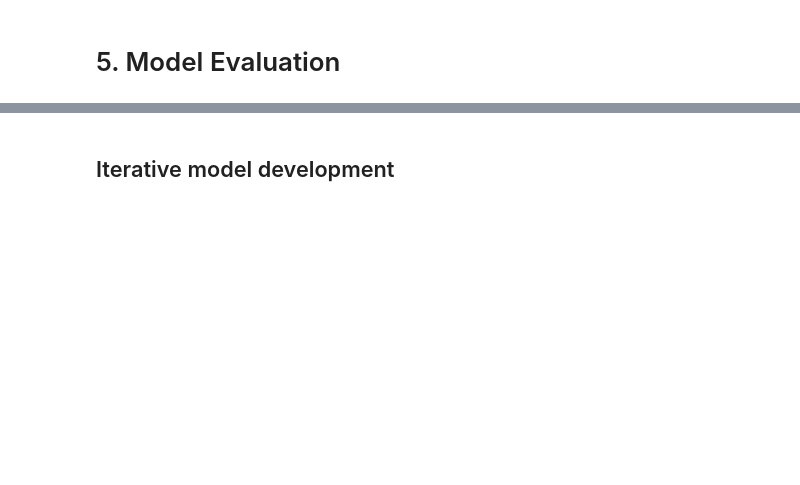
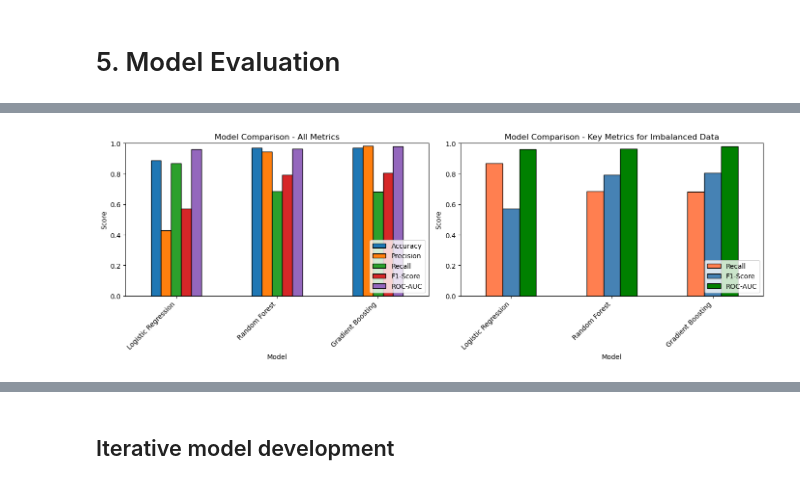
Before and after one commit to kall199/MLDP, a Jupyter notebook: MLDP Project/MLDP Program Codes Submission Template.ipynb, the cells around one changed output, grey strips where cells are left out. Drawn from its saved outputs; the diff is of its cells as text; code cells hidden in the pictures; blank space fills up the shorter version.

```diff
--- a/MLDP Project/MLDP Program Codes Submission Template.ipynb
+++ b/MLDP Project/MLDP Program Codes Submission Template.ipynb
@@ -533,2 +1378,14 @@ hypertension
 # %%
-## Evaluate model
+## Make predictions on the test set
+
+print("="*60)
+print("MAKING PREDICTIONS ON TEST SET")
+print("="*60)
+
+# Predictions for each model
+y_pred_logr = logr.predict(X_test_scaled)  # Use scaled data for Logistic Regression
+y_pred_rf = rf.predict(X_test)              # Use unscaled data for Random Forest
+y_pred_gb = gb.predict(X_test)              # Use unscaled data for Gradient Boosting
+
+print("Predictions made for all models!")
+print(f"Number of test samples: {len(y_test)}")
@@ -538,0 +1519,69 @@ hypertension
+# %%
+## Compare all models
+
+import matplotlib.pyplot as plt
+
+print("="*60)
+print("MODEL COMPARISON")
+print("="*60)
+
+# Create comparison DataFrame
+comparison_df = pd.DataFrame(results).T
+print("\nComparison Table:")
+print(comparison_df.round(4))
+
+# Find best model for each metric
+print("\n" + "-"*60)
+print("BEST MODEL FOR EACH METRIC:")
+print("-"*60)
+for metric in comparison_df.columns:
+    best_model = comparison_df[metric].idxmax()
+    best_value = comparison_df[metric].max()
+    print(f"{metric}: {best_model} ({best_value:.4f})")
+
+# Visualize comparison
+fig, axes = plt.subplots(1, 2, figsize=(14, 5))
+
+# Plot 1: All metrics comparison
+ax1 = axes[0]
+comparison_df.plot(kind='bar', ax=ax1, edgecolor='black')
+ax1.set_title('Model Comparison - All Metrics')
+ax1.set_xlabel('Model')
+ax1.set_ylabel('Score')
+ax1.set_xticklabels(ax1.get_xticklabels(), rotation=45, ha='right')
+ax1.legend(loc='lower right')
+ax1.set_ylim(0, 1)
+
+# Plot 2: Focus on Recall and F1-Score (most important for imbalanced data)
+ax2 = axes[1]
+comparison_df[['Recall', 'F1-Score', 'ROC-AUC']].plot(kind='bar', ax=ax2,
+                                                       color=['coral', 'steelblue', 'green'],
+                                                       edgecolor='black')
+ax2.set_title('Model Comparison - Key Metrics for Imbalanced Data')
+ax2.set_xlabel('Model')
+ax2.set_ylabel('Score')
+ax2.set_xticklabels(ax2.get_xticklabels(), rotation=45, ha='right')
+ax2.legend(loc='lower right')
+ax2.set_ylim(0, 1)
+
+plt.tight_layout()
+plt.show()
+
+# Recommendation
+print("\n" + "="*60)
+print("RECOMMENDATION")
+print("="*60)
+best_recall_model = comparison_df['Recall'].idxmax()
+best_recall_value = comparison_df['Recall'].max()
+best_f1_model = comparison_df['F1-Score'].idxmax()
+best_f1_value = comparison_df['F1-Score'].max()
+
+print(f"""
+For this diabetes prediction problem:
+- Best Recall: {best_recall_model} ({best_recall_value:.4f})
+- Best F1-Score: {best_f1_model} ({best_f1_value:.4f})
+
+Since Recall is most important for medical diagnosis (don't miss diabetes cases),
+I recommend using: {best_recall_model}
+""")
+# %% [output]
@@ -538,0 +1606 @@ hypertension
+[figure, added]
```
Also changed, not shown: parts of 78 cells of this notebook, 4 other files.
